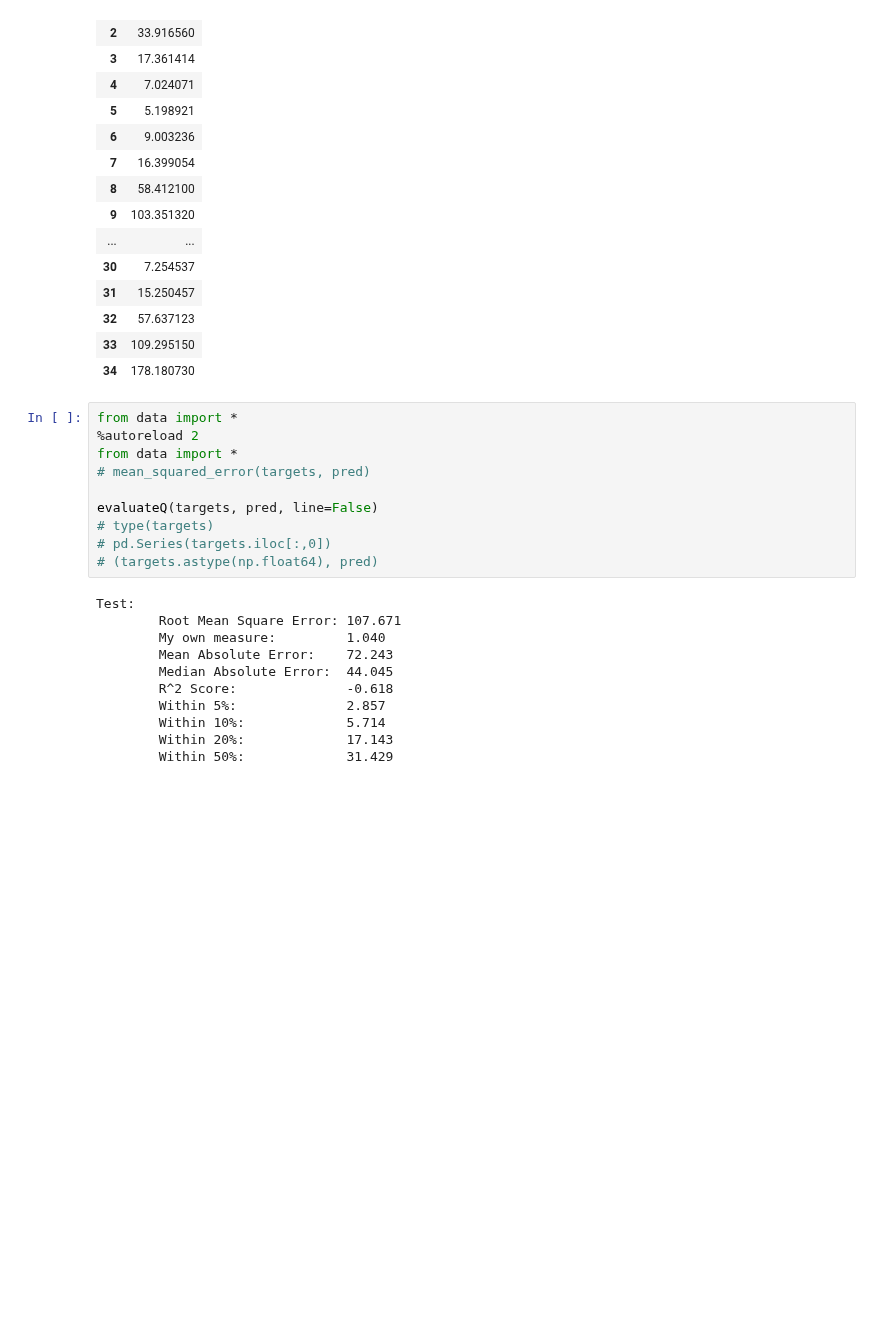
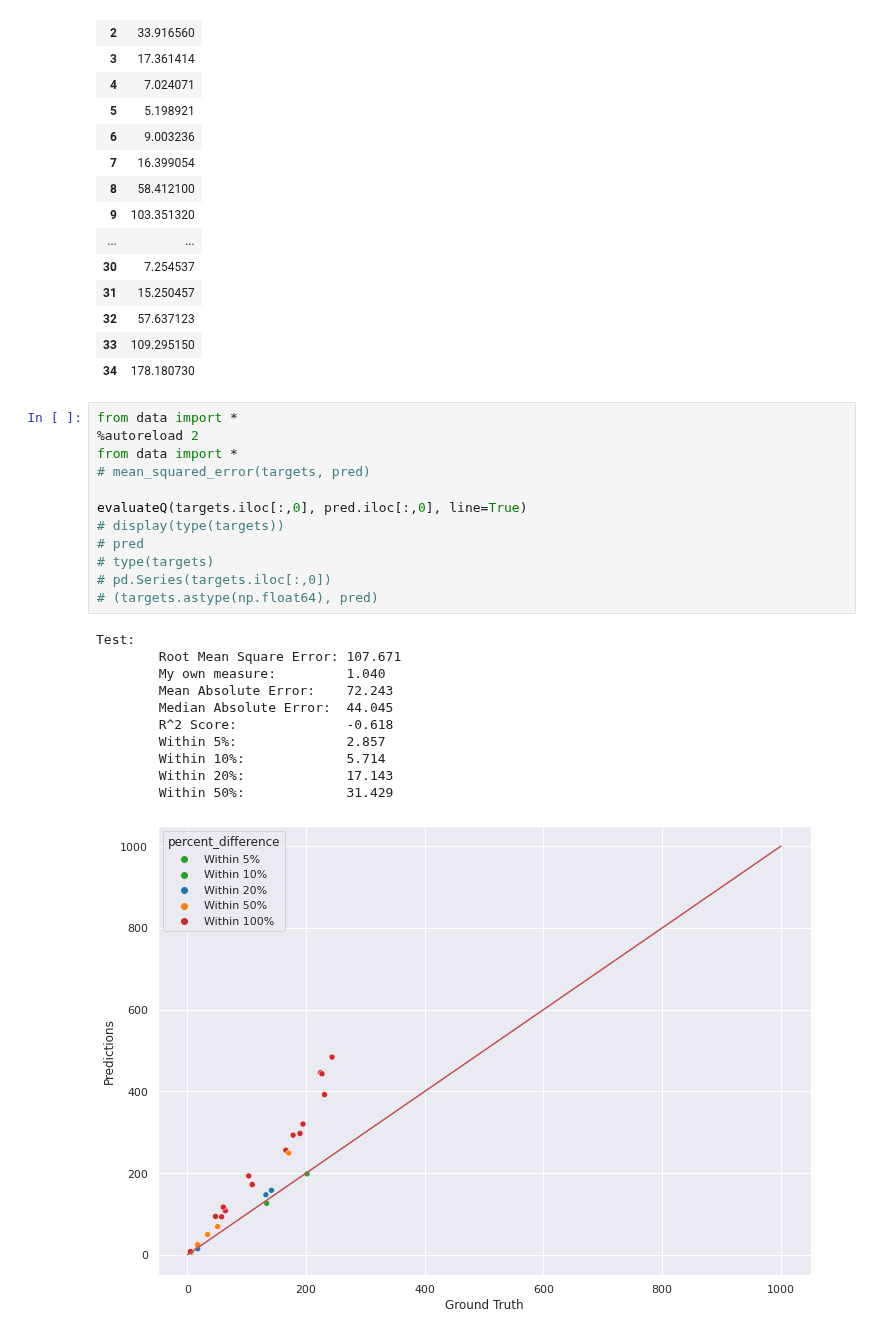
Before and after one commit to smartycope/Data, a Jupyter notebook: testingData.ipynb, the cells around one changed output. Drawn from its saved outputs; the diff is of its cells as text; blank space fills up the shorter version.

Commit message:
NICE GRAPHS

```diff
--- a/testingData.ipynb
+++ b/testingData.ipynb
@@ -487,21 +487,24 @@ pred
 # %%
 from data import *
 %autoreload 2
 from data import *
 # mean_squared_error(targets, pred)
 
-evaluateQ(targets, pred, line=False)
+evaluateQ(targets.iloc[:,0], pred.iloc[:,0], line=True)
+# display(type(targets))
+# pred
 # type(targets)
 # pd.Series(targets.iloc[:,0])
 # (targets.astype(np.float64), pred)
 # %% [output]
 Test:
         Root Mean Square Error: 107.671
         My own measure:         1.040
         Mean Absolute Error:    72.243
         Median Absolute Error:  44.045
         R^2 Score:              -0.618
         Within 5%:              2.857
         Within 10%:             5.714
         Within 20%:             17.143
         Within 50%:             31.429
+[figure, added]
```
Also changed, not shown: 1 other file.
